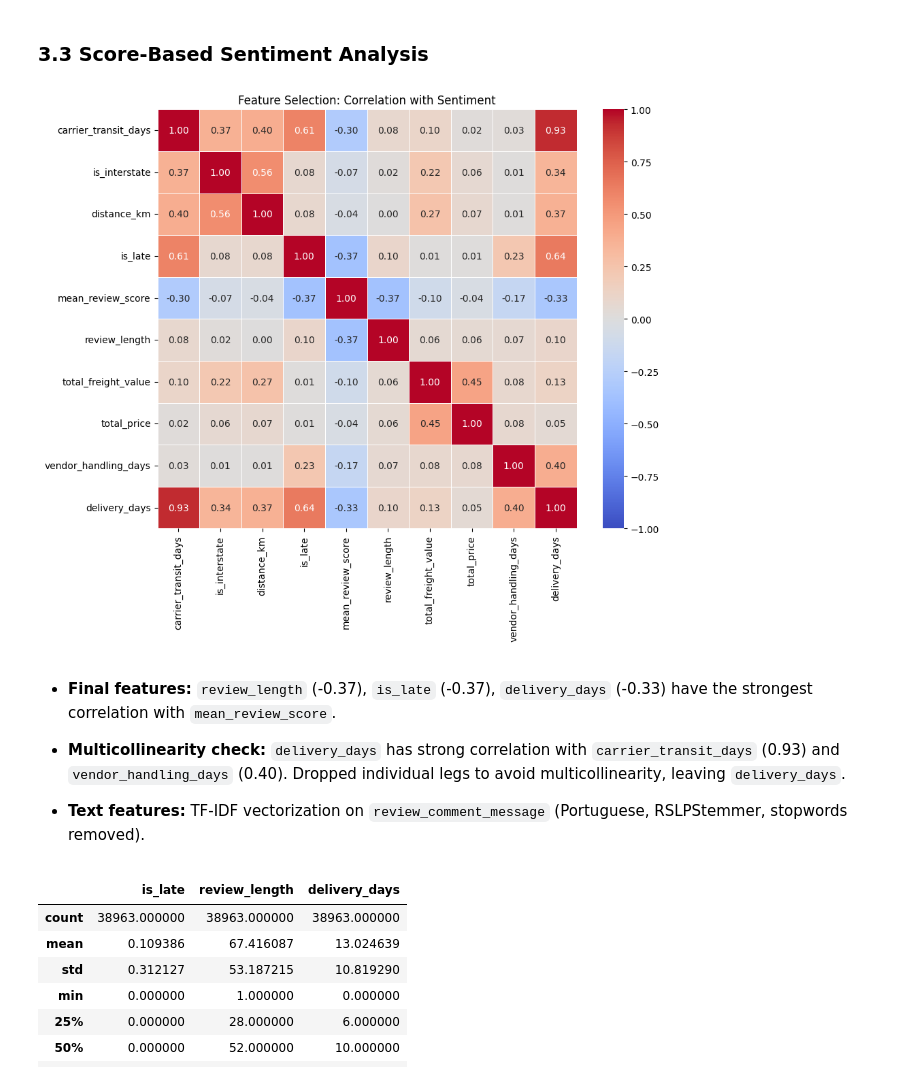
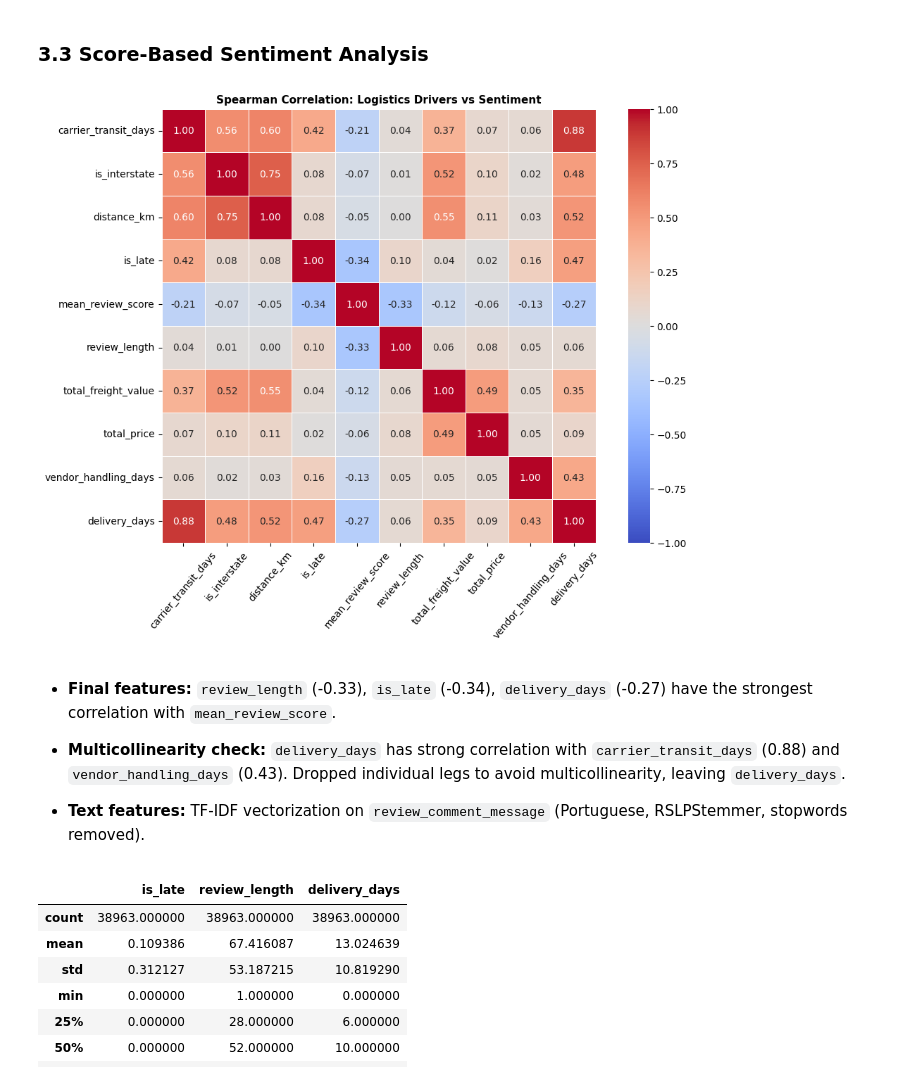
Before and after one commit to aguchhait-stack/olist-supply-chain-analytics, a Jupyter notebook: notebook.ipynb, the cells around one changed output. Drawn from its saved outputs; the diff is of its cells as text; code cells hidden in the pictures.

```diff
--- a/notebook.ipynb
+++ b/notebook.ipynb
@@ -826,20 +832,21 @@ plt.show()
 # %% [markdown]
 ### 3.3 Score-Based Sentiment Analysis
 # %%
-plt.figure(figsize=(10,8))
+plt.figure(figsize=(12,8))
 sns.heatmap(nlp_df[['carrier_transit_days',
  'is_interstate','distance_km','is_late','mean_review_score','review_length',
- 'total_freight_value','total_price','vendor_handling_days','delivery_days']].corr(),cmap='coolwarm',
+ 'total_freight_value','total_price','vendor_handling_days','delivery_days']].corr(method='spearman'),cmap='coolwarm',
  square=True,annot=True, vmin=-1, vmax=1, linewidths=0.5, fmt = ".2f")
-plt.xticks(rotation=90)
-plt.title('Feature Selection: Correlation with Sentiment')
+plt.xticks(rotation=50)
+plt.title('Spearman Correlation: Logistics Drivers vs Sentiment', fontsize=11, fontweight='bold')
+plt.savefig('outputs/spearman_correlation_drivers_vs_sentiment.png')
 plt.show()
 # %% [output]
-[figure, old version]
+[figure, new version]
 # %% [markdown]
-- **Final features:** `review_length` (-0.37), `is_late` (-0.37), `delivery_days` (-0.33) have the strongest correlation with `mean_review_score`.
+- **Final features:** `review_length` (-0.33), `is_late` (-0.34), `delivery_days` (-0.27) have the strongest correlation with `mean_review_score`.
 
-- **Multicollinearity check:** `delivery_days` has strong correlation with `carrier_transit_days` (0.93) and `vendor_handling_days` (0.40). Dropped individual legs to avoid multicollinearity, leaving `delivery_days`.
+- **Multicollinearity check:** `delivery_days` has strong correlation with `carrier_transit_days` (0.88) and `vendor_handling_days` (0.43). Dropped individual legs to avoid multicollinearity, leaving `delivery_days`.
 
 - **Text features:** TF-IDF vectorization on `review_comment_message` (Portuguese, RSLPStemmer, stopwords removed).
 # %%
```
Also changed, not shown: parts of 7 cells of this notebook, 4 other files.
